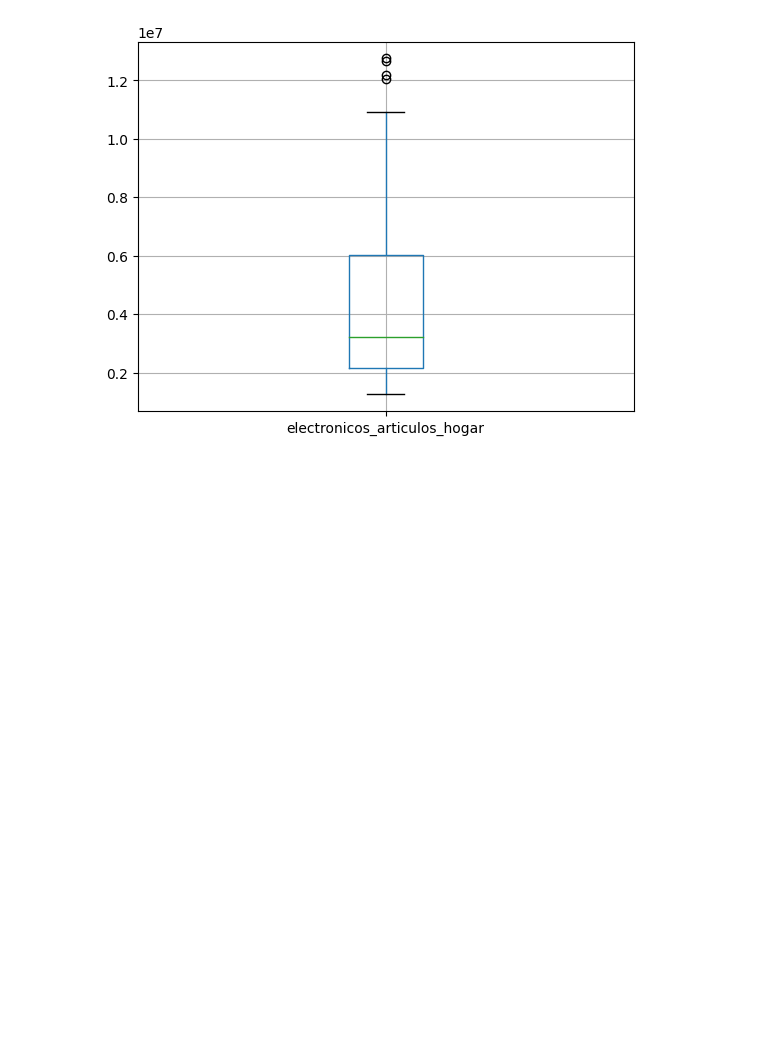
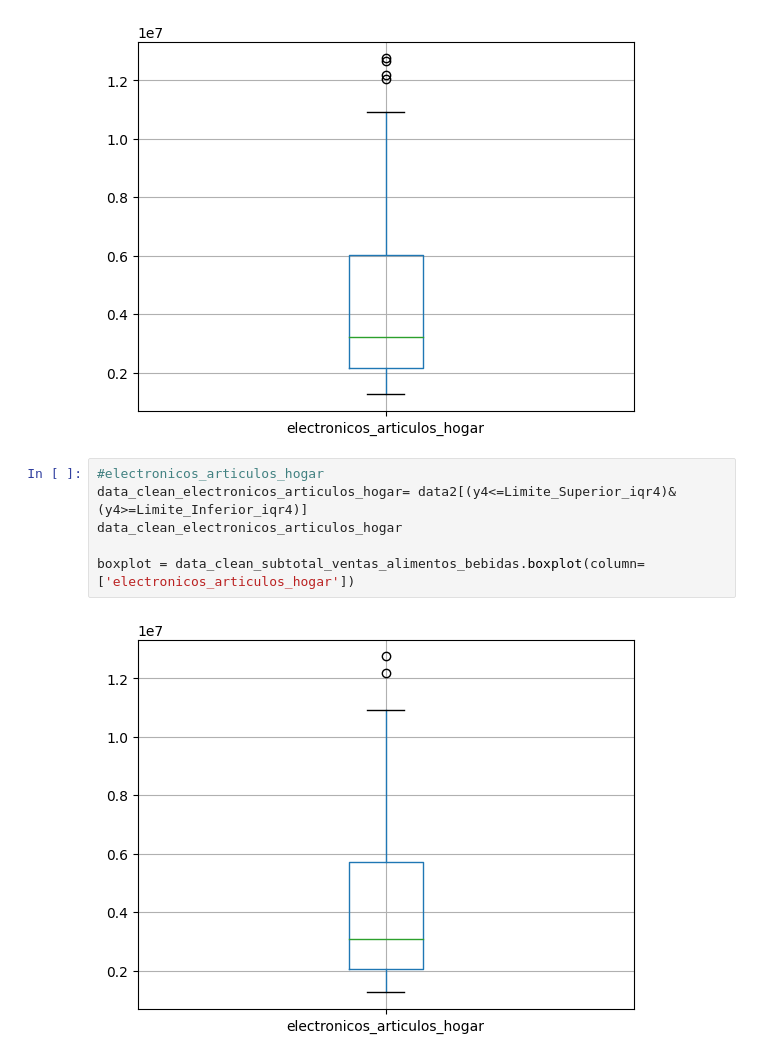
Before and after one commit to Ick3r/Actividad_3, a Jupyter notebook: Outliers.ipynb, the cells around one changed output. Saved outputs shown, nothing was run; the diff lists cells and outputs as text; blank space fills up the shorter version.

Commit message:
limpiamos outliers 'elctro_artculos_hogar'

```diff
--- a/Outliers.ipynb
+++ b/Outliers.ipynb
@@ -488,3 +488,11 @@ Limite inferior permitido -3640353.060499999
 boxplot = data2.boxplot(column=['electronicos_articulos_hogar'])
 # %% [output]
 [figure]
+# %%
+#electronicos_articulos_hogar
+data_clean_electronicos_articulos_hogar= data2[(y4<=Limite_Superior_iqr4)&(y4>=Limite_Inferior_iqr4)]
+data_clean_electronicos_articulos_hogar
+
+boxplot = data_clean_subtotal_ventas_alimentos_bebidas.boxplot(column=['electronicos_articulos_hogar'])
+# %% [output]
+[figure, added]
```
